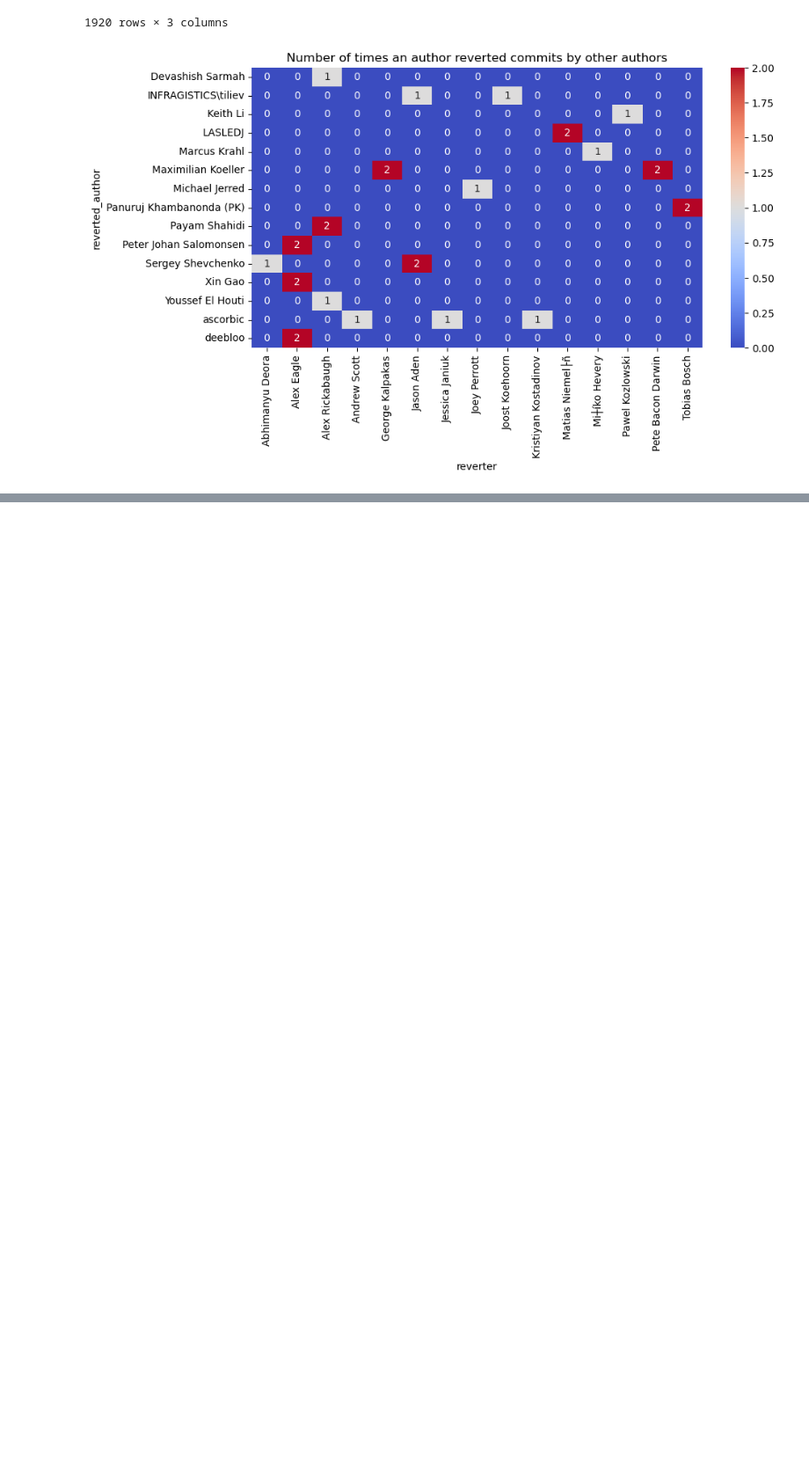
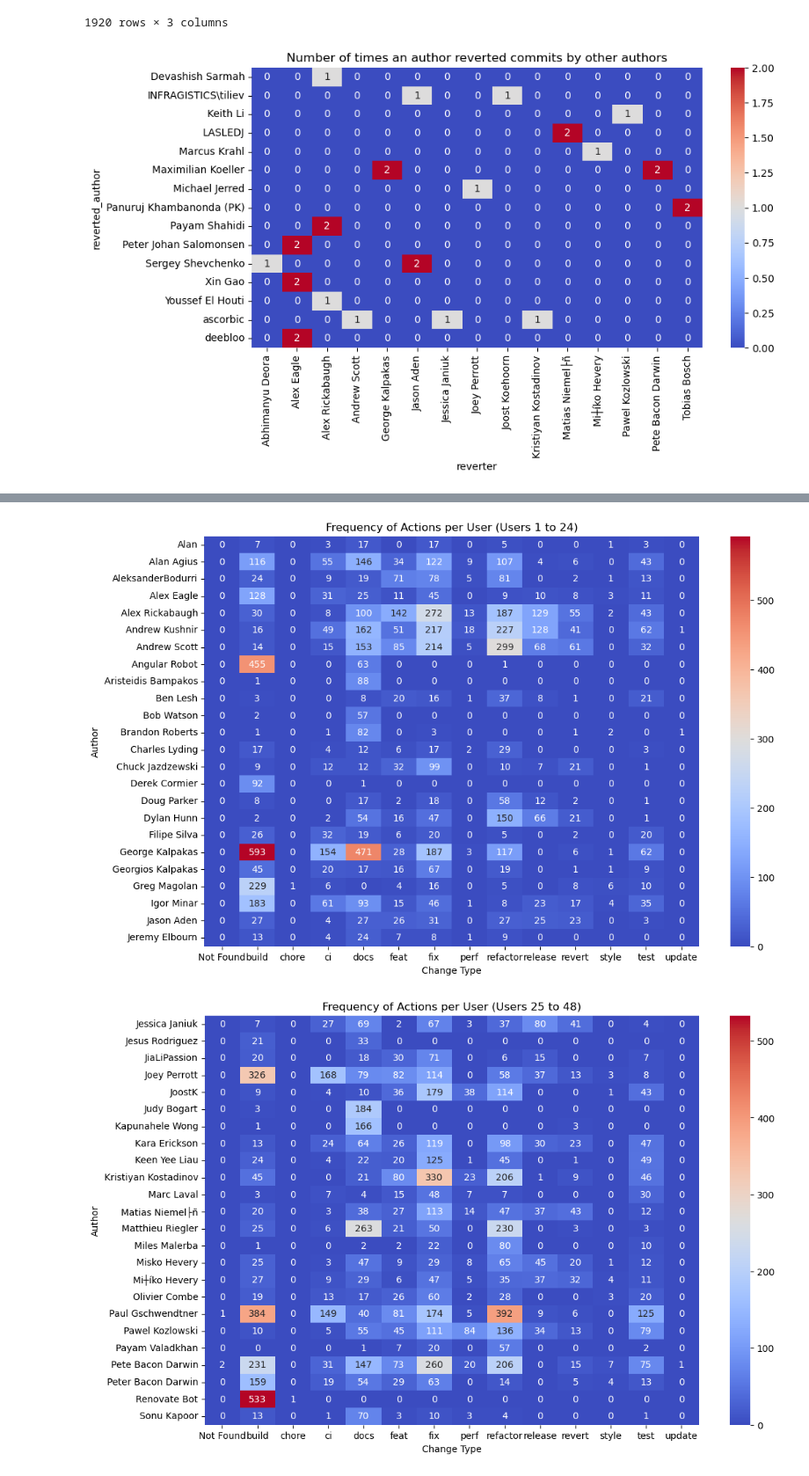
Before and after one commit to Smile1294/ProcessMining, a Jupyter notebook: users_actions.ipynb, the cells around one changed output, grey strips where cells are left out. Shown: that part at 88% size. Cells and saved outputs as stored; diff of their text form; code cells hidden in the pictures; blank space fills up the shorter version.

Commit message:
Clustering of User Commit Patterns

```diff
--- a/users_actions.ipynb
+++ b/users_actions.ipynb
@@ -252,0 +255,23 @@ plt.show()
+# %%
+import pandas as pd
+
+# Load the dataset
+file_path = 'git_log_processed.csv'
+processed_logs_df = pd.read_csv(file_path)
+
+#change inside processed_logs_df to revert that has revert inside of the message
+revert_commits = processed_logs_df[processed_logs_df['message'].str.contains('revert', case=False)]
+# change change_type to revert
+revert_commits['change_type'] = 'revert'
+
+#in processed_logs_df switch commit to revert if its inside of revert_commits
+
+processed_logs_df.loc[revert_commits.index, 'change_type'] = 'revert'
+
+# Calculate the frequency of each change_type per author
+user_action_counts = processed_logs_df.groupby(['author', 'change_type']).size().unstack(fill_value=0)
+
+# remove users with less then 100 commits
+user_action_counts = user_action_counts[user_action_counts.sum(axis=1) > 50]
+
+print(user_action_counts)
@@ -252,0 +301,25 @@ plt.show()
+# %%
+import seaborn as sns
+import matplotlib.pyplot as plt
+
+# Define the number of users per heatmap
+chunk_size = 24
+# Calculate the number of chunks
+num_chunks = (len(user_action_counts) + chunk_size - 1) // chunk_size
+
+# Loop through the chunks
+for i in range(num_chunks):
+    start = i * chunk_size
+    end = min((i + 1) * chunk_size, len(user_action_counts))  # Ensure the range doesn't exceed the DataFrame size
+    user_action_counts_subset = user_action_counts.iloc[start:end]
+
+    # Plot the heatmap
+    plt.figure(figsize=(12, 8))  # Adjust the size for clarity
+    sns.heatmap(user_action_counts_subset, annot=True, cmap="coolwarm", fmt="d")
+    plt.title(f"Frequency of Actions per User (Users {start + 1} to {end})")
+    plt.ylabel("Author")
+    plt.xlabel("Change Type")
+    plt.show()
+# %% [output]
+[figure, added]
+[figure, added]
```
Also changed, not shown: parts of 7 cells of this notebook.
